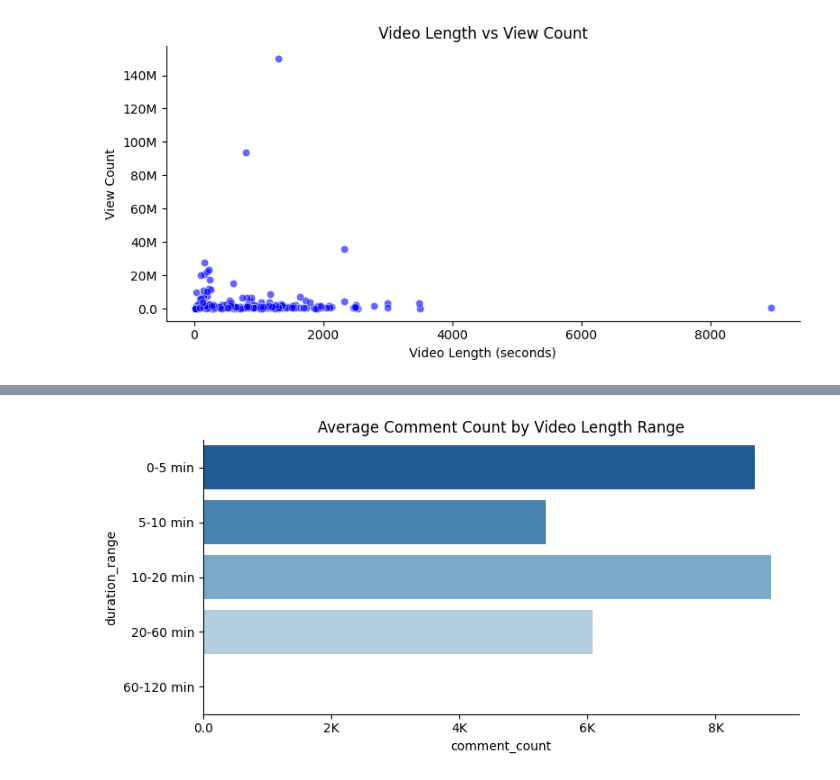
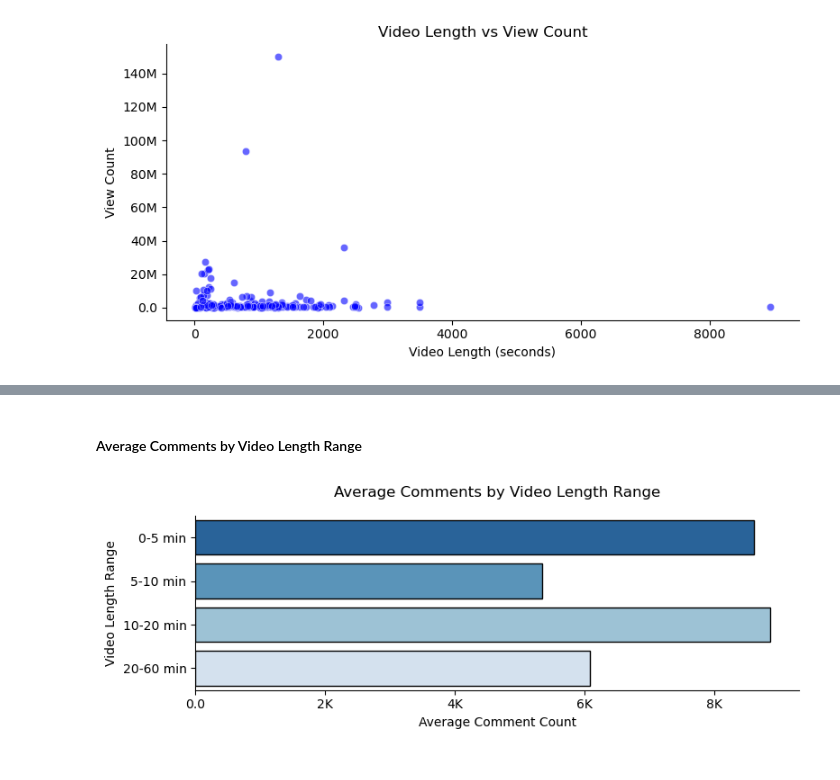
Before and after one commit to modyreturn/Youtube_Data_Analysis, a Jupyter notebook: Youtube_Videos_Analysis.ipynb, the cells around one changed output, grey strips where cells are left out. Cells and saved outputs as stored; diff of their text form; code cells hidden in the pictures.

```diff
--- a/Youtube_Videos_Analysis.ipynb
+++ b/Youtube_Videos_Analysis.ipynb
@@ -78,5 +78,5 @@ if __name__ == '__main__':
 # %%
-df = pd.read_csv(r"C:\Users\modyr\Desktop\Youtube Analysis\Youtube_Data_Analysis\yt_data.csv")
+df = pd.read_csv(r"C:\Users\Mohamed Fawzi\Desktop\Youtube Analysis\Youtube_Data_Analysis\yt_data.csv")
 
 df.head()
 # %% [output]
@@ -490,7 +489,0 @@ df
-# %%
-import isodate
-
- #convert ISO 8601 duration to seconds
-df['duration_seconds'] = df['duration'].apply(lambda x: isodate.parse_duration(x).total_seconds())
-
-df['duration_range'] = pd.cut(df['duration_seconds'], bins=[0, 300, 600, 1200, 3600, 7200], labels=['0-5 min', '5-10 min', '10-20 min', '20-60 min', '60-120 min'])
@@ -524,5 +523,17 @@ plt.show()
+# %%
+import isodate  # Import the isodate library to handle ISO 8601 duration format
+
+# Convert ISO 8601 duration strings into total seconds
+df['duration_seconds'] = df['duration'].apply(lambda x: isodate.parse_duration(x).total_seconds())
+
+# Categorize videos into predefined duration ranges
+df['duration_range'] = pd.cut(
+    df['duration_seconds'],  # The column containing video durations in seconds
+    bins=[0, 300, 600, 1200, 3600],  # Define the bin edges for classification
+    labels=['0-5 min', '5-10 min', '10-20 min', '20-60 min']  # Assign labels to each range
+)
 # %%
 length_engagement = df.groupby('duration_range')[['view_count', 'like_count', 'comment_count']].mean()
-
+length_engagement.reset_index(inplace=True)
 length_engagement
 # %% [output]
@@ -590,27 +622,33 @@ plt.show()
+# %% [markdown]
+#### Average Comments by Video Length Range
 # %%
-plt.figure(figsize=(8, 4))
-sns.barplot(y=length_engagement.index,
-            x=length_engagement['comment_count'],
-            palette='Blues_r'
+plt.figure(figsize=(8, 3))
+sns.barplot(data=length_engagement,
+            y='duration_range',
+            x='comment_count',
+            palette='Blues_r',
+            edgecolor='k'
             )
 
 
 # Function to format the values
 def num_format(x, pos):
     if x >= 1e6:
         return '{:1.1f}M'.format(x*1e-6)
     elif x >= 1e3:
         return '{:1.0f}K'.format(x*1e-3)
     else:
         return '{:1.1f}'.format(x)
 
 # Applying the custom formatter to the x-axis
 plt.gca().xaxis.set_major_formatter(FuncFormatter(num_format))
 
-plt.title('Average Comment Count by Video Length Range')
+plt.title('Average Comments by Video Length Range', pad=15)
+plt.xlabel('Average Comment Count')
+plt.ylabel('Video Length Range')
 
 sns.despine()
 plt.tight_layout()
 plt.show()
 # %% [output]
-[figure, old version]
+[figure, new version]
```
Also changed, not shown: parts of 23 cells of this notebook.
